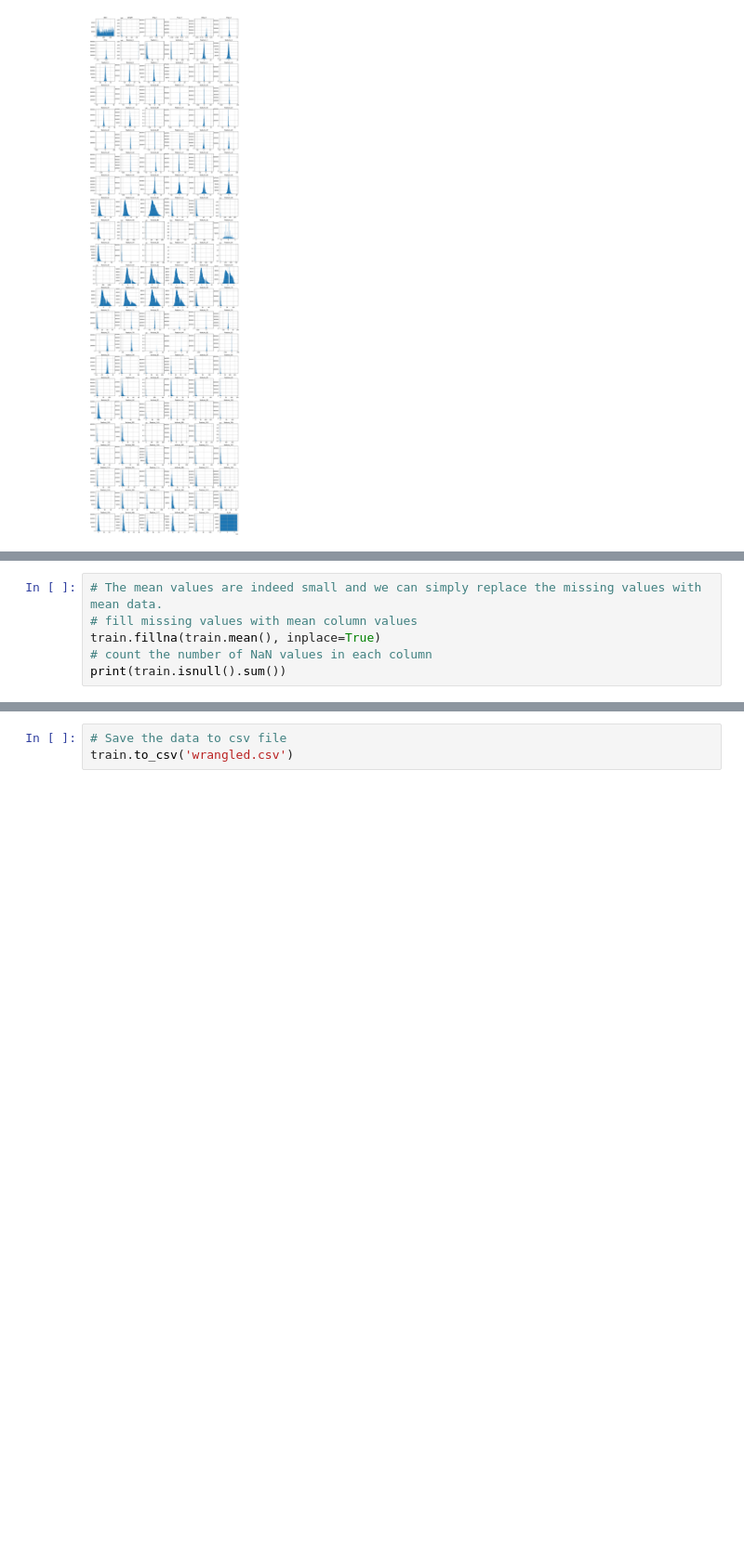
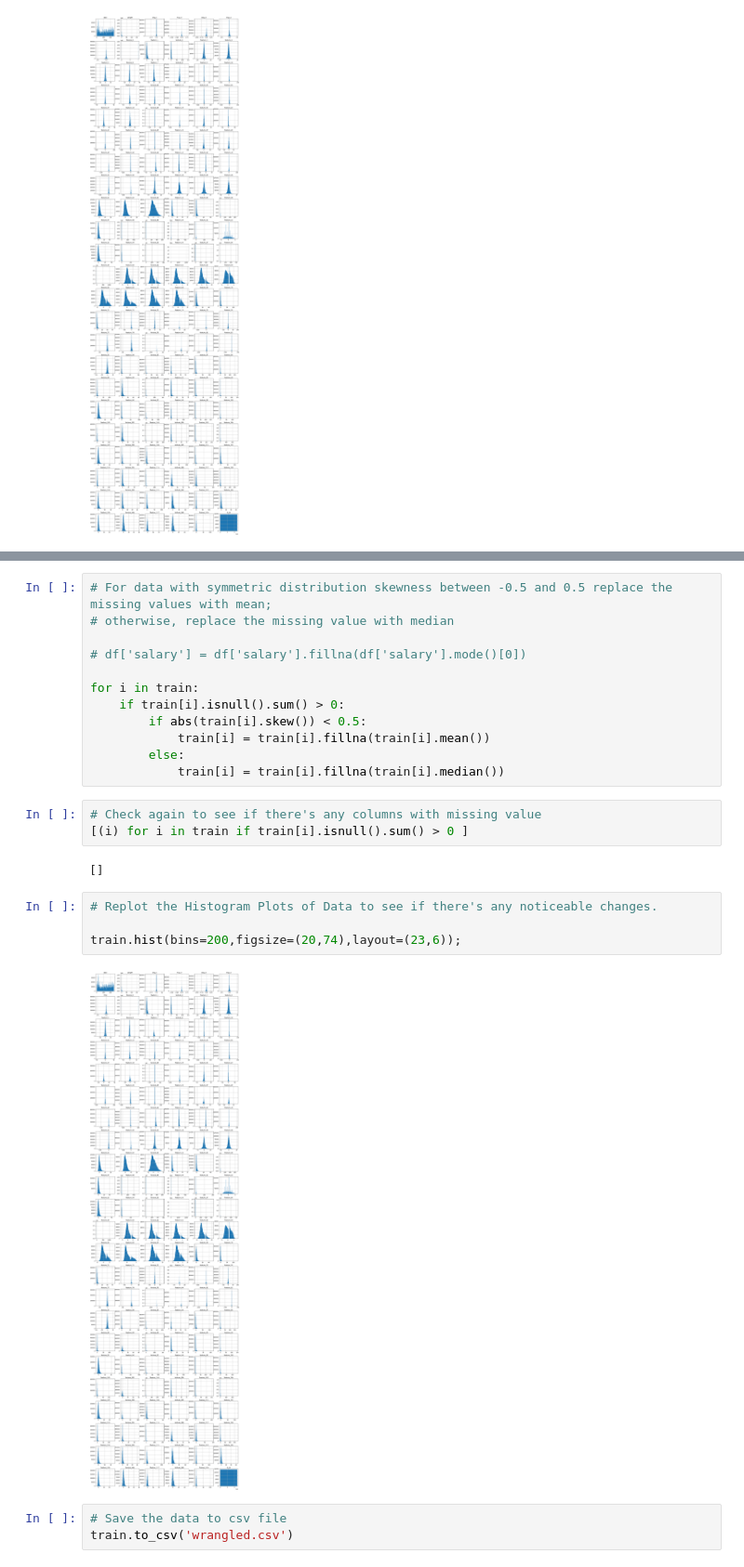
Before and after one commit to ricewjx/CapstoneTwo, a Jupyter notebook: Capstone2-DataWrangling.ipynb, the cells around one changed output, grey strips where cells are left out. Shown at 93% size. Saved outputs shown, nothing was run; the diff lists cells and outputs as text; blank space fills up the shorter version.

```diff
--- a/Capstone2-DataWrangling.ipynb
+++ b/Capstone2-DataWrangling.ipynb
@@ -164,6 +163,0 @@ train.hist(bins=200,figsize=(20,74),layout=(23,6));
-# %%
-# The mean values are indeed small and we can simply replace the missing values with mean data.
-# fill missing values with mean column values
-train.fillna(train.mean(), inplace=True)
-# count the number of NaN values in each column
-print(train.isnull().sum())
@@ -183,3 +200,26 @@ Length: 138, dtype: int64
+# %%
+# For data with symmetric distribution skewness between -0.5 and 0.5 replace the missing values with mean;
+# otherwise, replace the missing value with median
+
+# df['salary'] = df['salary'].fillna(df['salary'].mode()[0])
+
+for i in train:
+    if train[i].isnull().sum() > 0:
+        if abs(train[i].skew()) < 0.5:
+            train[i] = train[i].fillna(train[i].mean())
+        else:
+            train[i] = train[i].fillna(train[i].median())
+# %%
+# Check again to see if there's any columns with missing value
+[(i) for i in train if train[i].isnull().sum() > 0 ]
+# %% [output]
+[]
+# %%
+# Replot the Histogram Plots of Data to see if there's any noticeable changes.
+
+train.hist(bins=200,figsize=(20,74),layout=(23,6));
+# %% [output]
+[figure, added]
 # %%
 # Save the data to csv file
 train.to_csv('wrangled.csv')
```
Also changed, not shown: parts of 5 cells of this notebook.
